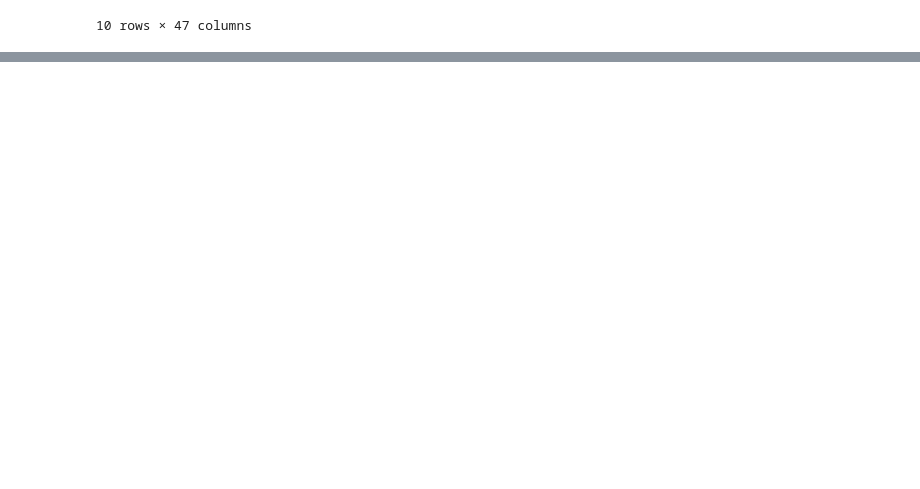
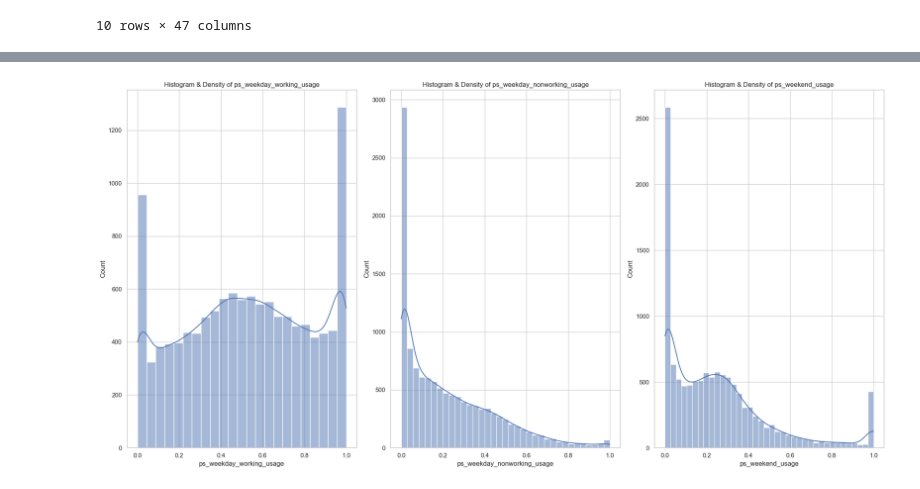
Before and after one commit to abrahamowodunni/interview_take_home, a Jupyter notebook: experimentation/Feature_engineering.ipynb, the cells around one changed output, grey strips where cells are left out. Drawn from its saved outputs; the diff is of its cells as text; code cells hidden in the pictures; blank space fills up the shorter version.

```diff
--- a/experimentation/Feature_engineering.ipynb
+++ b/experimentation/Feature_engineering.ipynb
@@ -640,0 +729,5 @@ df_no_col.head(10)
+# %%
+import numpy as np
+df_no_col[['ps_weekday_working_usage', 'ps_weekday_nonworking_usage', 'ps_weekend_usage']] = df_no_col[['ps_weekday_working_usage', 'ps_weekday_nonworking_usage', 'ps_weekend_usage']].replace(-1, np.nan)
+
+df_no_col[['ps_weekday_working_usage', 'ps_weekday_nonworking_usage', 'ps_weekend_usage']].isna().sum()
@@ -640,0 +739,6 @@ df_no_col.head(10)
+# %%
+# Drop rows where any of the columns in photoshop_usage_weekday_v_weekend have NaN values
+df_no_col.dropna(subset=['ps_weekday_working_usage', 'ps_weekday_nonworking_usage', 'ps_weekend_usage'], axis=0, inplace=True)
+
+# Now check if any missing values exist in the columns
+df_no_col[photoshop_usage_weekday_v_weekend].isna().sum()
@@ -640,0 +846,16 @@ df_no_col.head(10)
+# %%
+from mpl_toolkits.mplot3d import Axes3D
+ps_usage_df = df_no_col[['ps_weekday_working_usage', 'ps_weekday_nonworking_usage', 'ps_weekend_usage']].copy()
+
+sns.set(style="whitegrid")
+# %%
+# Step 1: Histograms & Density Plots
+plt.figure(figsize=(20, 10))
+for i, column in enumerate(ps_usage_df.columns, 1):
+    plt.subplot(1, 3, i)
+    sns.histplot(ps_usage_df[column], kde=True)
+    plt.title(f'Histogram & Density of {column}')
+plt.tight_layout()
+plt.show()
+# %% [output]
+[figure, added]
```
Also changed, not shown: parts of 74 cells of this notebook.
